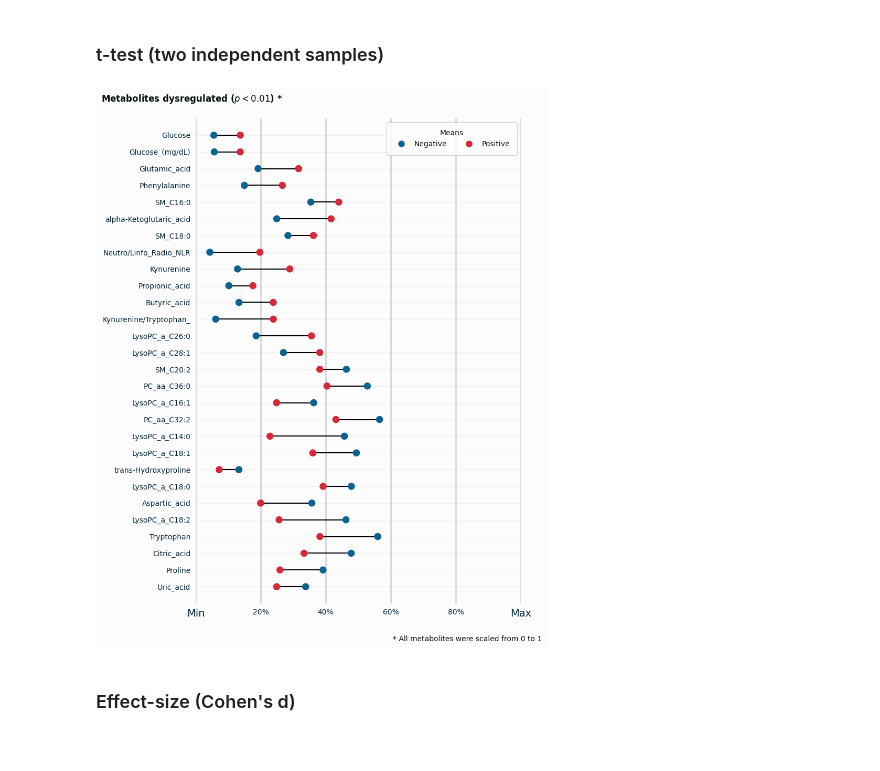
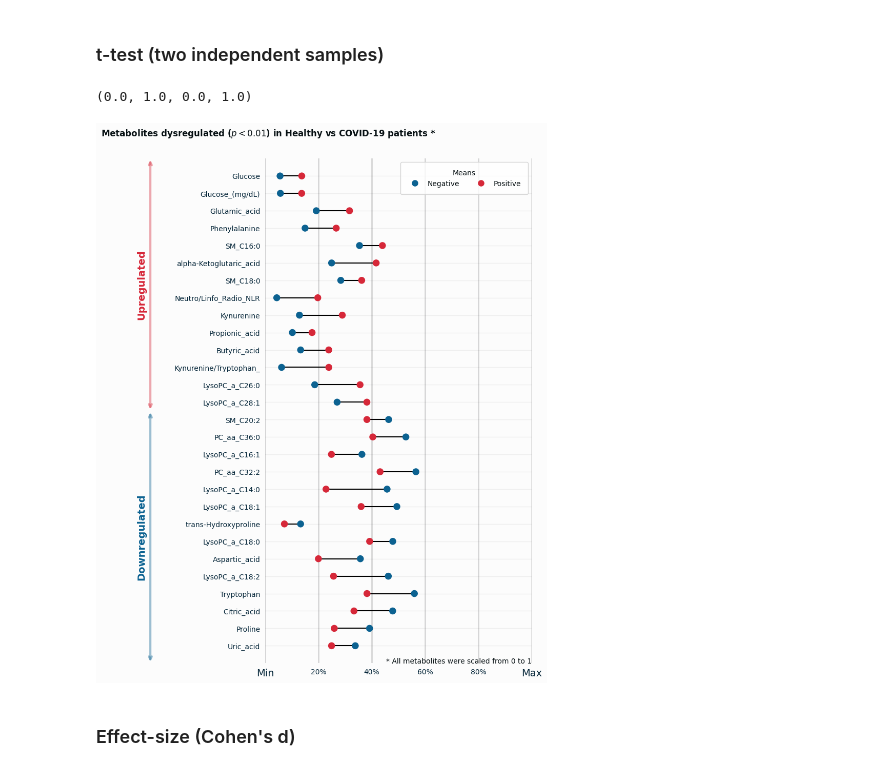
Before and after one commit to HugoAlexis/Metabolite-Dysregulation-in-COVID19-Patients, a Jupyter notebook: Untitled.ipynb, the cells around one changed output. Cells and saved outputs as stored; diff of their text form; code cells hidden in the pictures.

```diff
--- a/Untitled.ipynb
+++ b/Untitled.ipynb
@@ -109,7 +113,10 @@ met_t_significant.sort(
 # %%
 df_met_scaled = MinMaxScaler().fit_transform(df_metabolites)
 df_met_scaled = pd.DataFrame(df_met_scaled, columns=df_metabolites.columns)
-fig, ax = plt.subplots(figsize=(8, 12))
+fig = plt.figure(figsize=(8, 12))
+ax = fig.add_axes([0.3, 0.05, 0.65, 0.82])
+
+#fig, ax = plt.subplots(figsize=(8, 12))
 
 plt.setp([fig, ax], facecolor='.99')
 
@@ -117,35 +124,49 @@ for i, met in enumerate(met_t_significant):
     ax.plot([df_met_scaled[met][data.Positivo==0].mean(), df_met_scaled[met][data.Positivo==1].mean()],
             [i,i], color='black', lw=1.5, zorder=5)
     ax.scatter([df_met_scaled[met][data.Positivo==0].mean(), df_met_scaled[met][data.Positivo==1].mean()],
                [i,i], c=['#0C6291', '#D62839'], marker='o', linewidths=2, s=60, zorder=5)
 
 ax.tick_params(left=False, bottom=False)
 ax.set_yticks(range(len(met_t_significant)), met_t_significant)
 ax.grid(axis='x', color='#000004', lw=2, alpha=0.15)
 ax.grid(axis='y', color='#000004', lw=1, alpha=0.05)
 ax.set(xlim=(0, 1), ylim=(-1, len(met_t_significant)))
 ax.spines['bottom'].set_visible(False)
 ax.xaxis.set_major_formatter(plt.FuncFormatter(label_minmax))
 for label in ax.get_xticklabels():
     if label.get_text() in ['Min', 'Max']:
         label.set_fontsize(14)
 plt.setp(ax.get_xticklabels() + ax.get_yticklabels(), color='#052639')
 
 l1, = plt.plot([], [], ls='', marker='o', color='#0C6291', label='Negative',
                markersize=8)
 l2, = plt.plot([], [], ls='', marker='o', color='#D62839', label='Positive',
                markersize=8)
 ax.legend(loc='upper right', ncol=2,
           fancybox=True, borderpad=1, title='Means')
 
-fig.suptitle('Metabolites dysregulated ($p<0.01$) *',
+fig.suptitle('Metabolites dysregulated ($p<0.01$) in Healthy vs COVID-19 patients *',
              ha='left', x=-0.1, y=0.92, fontweight='bold')
 
 fig.text(s='* All metabolites were scaled from 0 to 1', x=0.95, y=0.05, ha='right')
 
 plt.savefig('./images/metabolites_disregulated.png', bbox_inches='tight')
+
+# Left lines
+axn = fig.add_axes([0.01, 0.05, 0.2, 0.82], facecolor='none')
+axn.annotate('', xy=(0.05, 0), xytext=(0.05, 0.5),
+             arrowprops={'arrowstyle': '<->', 'edgecolor':'#0C6291', 'linewidth': 3, 'alpha':0.4})
+axn.annotate('Downregulated', xy=(0, 0.25), rotation=90, ha='right', va='center', color='#0C6291',
+             fontsize=14, fontweight='bold')
+axn.annotate('', xy=(0.05, 0.5), xytext=(0.05, 1),
+             arrowprops={'arrowstyle': '<->', 'edgecolor':'#D62839', 'linewidth': 3, 'alpha':0.4})
+axn.annotate('Upregulated', xy=(0, 0.75), rotation=90, ha='right', va='center', color='#D62839',
+             fontsize=14, fontweight='bold')
+axn.set(ylim=[0 ,1], xlim=[0, 1])
+axn.axis('off')
 # %% [output]
+(0.0, 1.0, 0.0, 1.0)
-[figure, old version]
+[figure, new version]
 # %% [markdown]
 ### Effect-size (Cohen's d)
 # %%
```
Also changed, not shown: parts of 9 cells of this notebook, 4 other files.
